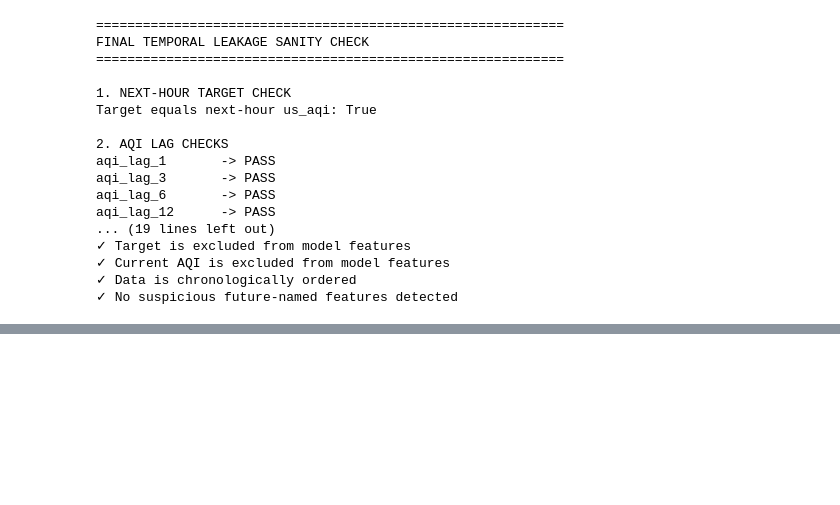
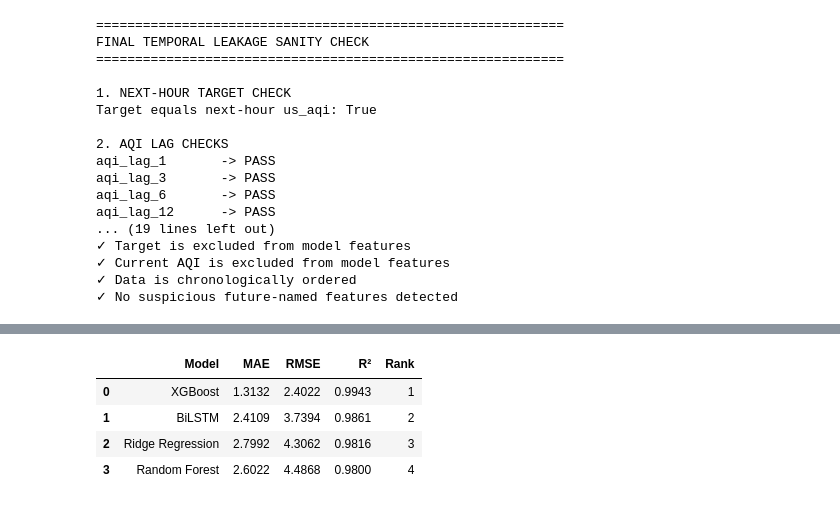
Before and after one commit to Iqrajan2024/AQI_Predictor, a Jupyter notebook: notebooks/model_training.ipynb, the cells around one changed output, grey strips where cells are left out. Saved outputs shown, nothing was run; the diff lists cells and outputs as text; code cells hidden in the pictures; blank space fills up the shorter version.

```diff
--- a/notebooks/model_training.ipynb
+++ b/notebooks/model_training.ipynb
@@ -1563,3 +1563,91 @@ aqi_lag_12      -> PASS
 ✓ Current AQI is excluded from model features
 ✓ Data is chronologically ordered
 ✓ No suspicious future-named features detected
+# %%
+# ============================================================
+# FINAL MODEL COMPARISON
+# ============================================================
+
+import pandas as pd
+import numpy as np
+from sklearn.metrics import mean_absolute_error, mean_squared_error, r2_score
+
+print("=" * 70)
+print("FINAL AQI MODEL COMPARISON — TEST SET")
+print("=" * 70)
+
+# ------------------------------------------------------------
+# Use the already evaluated predictions
+# ------------------------------------------------------------
+
+model_results = {
+    "Ridge Regression": {
+        "MAE": 2.7992,
+        "RMSE": 4.3062,
+        "R2": 0.9816
+    },
+
+    "Random Forest": {
+        "MAE": 2.6022,
+        "RMSE": 4.4868,
+        "R2": 0.9800
+    },
+
+    "XGBoost": {
+        "MAE": 1.3132,
+        "RMSE": 2.4022,
+        "R2": 0.9943
+    },
+
+    "BiLSTM": {
+        "MAE": 2.4109,
+        "RMSE": 3.7394,
+        "R2": 0.9861
+    }
+}
+
+comparison_df = pd.DataFrame.from_dict(
+    model_results,
+    orient="index"
+).reset_index()
+
+comparison_df.rename(
+    columns={"index": "Model", "R2": "R²"},
+    inplace=True
+)
+
+# Rank by RMSE
+comparison_df["Rank"] = (
+    comparison_df["RMSE"]
+    .rank(method="min")
+    .astype(int)
+)
+
+comparison_df = comparison_df.sort_values(
+    "Rank"
+).reset_index(drop=True)
+
+print("\n")
+display(
+    comparison_df.style.format({
+        "MAE": "{:.4f}",
+        "RMSE": "{:.4f}",
+        "R²": "{:.4f}"
+    })
+)
+
+# ------------------------------------------------------------
+# BEST MODEL
+# ------------------------------------------------------------
+
+best_model = comparison_df.iloc[0]
+
+print("\n" + "=" * 70)
+print("BEST MODEL")
+print("=" * 70)
+
+print("Model :", best_model["Model"])
+print("MAE   :", f"{best_model['MAE']:.4f}")
+print("RMSE  :", f"{best_model['RMSE']:.4f}")
+print("R²    :", f"{best_model['R²']:.4f}")
+# %% [output]
@@ -1565,0 +1657,5 @@ aqi_lag_12      -> PASS
+|  | Model | MAE | RMSE | R² | Rank |
+| 0 | XGBoost | 1.3132 | 2.4022 | 0.9943 | 1 |
+| 1 | BiLSTM | 2.4109 | 3.7394 | 0.9861 | 2 |
+| 2 | Ridge Regression | 2.7992 | 4.3062 | 0.9816 | 3 |
+| 3 | Random Forest | 2.6022 | 4.4868 | 0.9800 | 4 |
```
Also changed, not shown: parts of 6 cells of this notebook, 7 other files.
